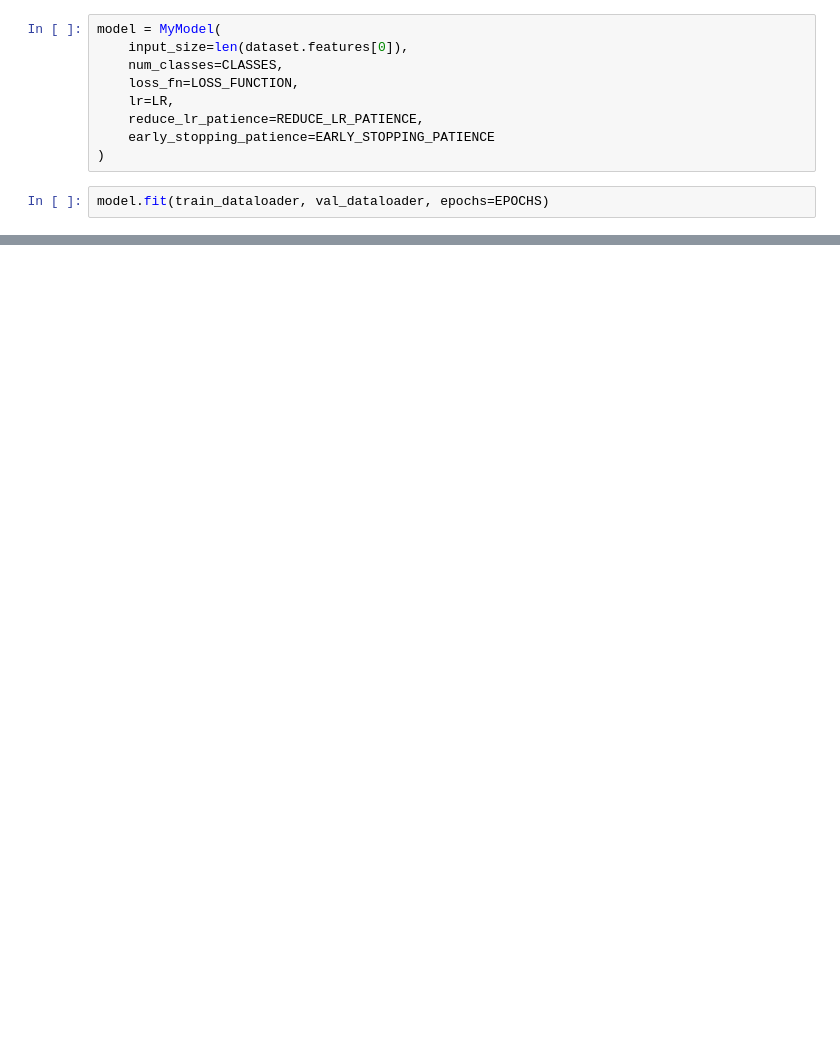
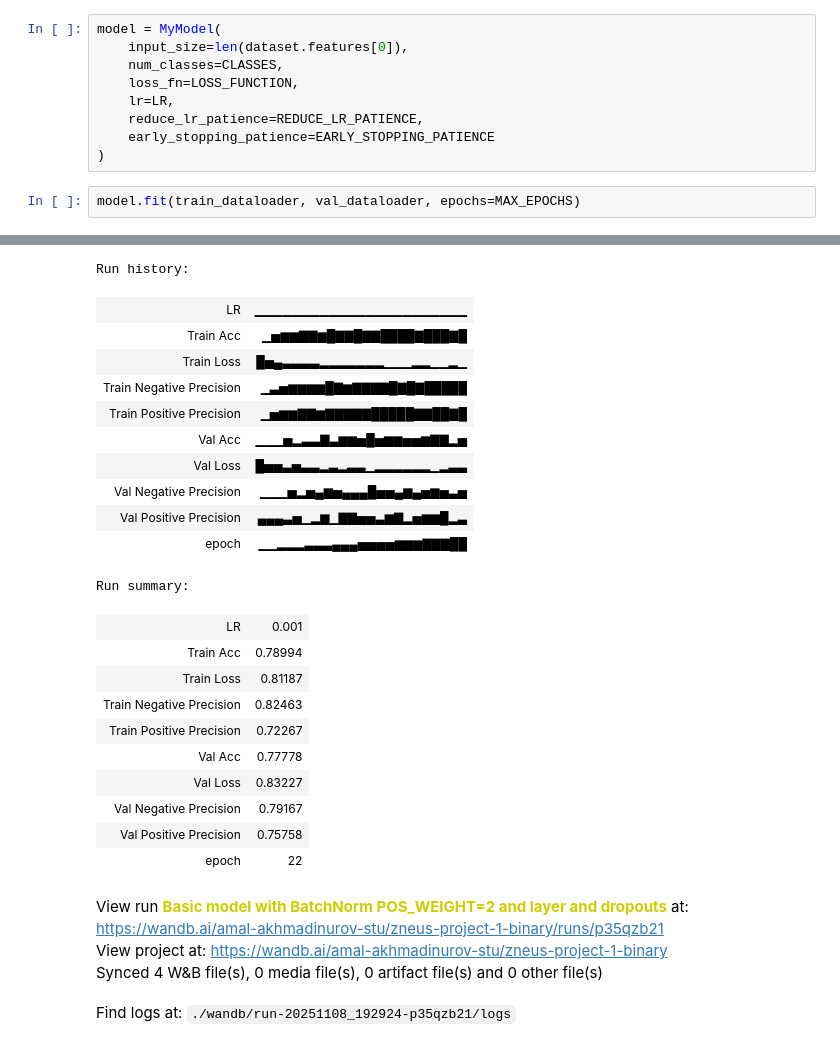
Before and after one commit to AmalAkh/zneus-project-1, a Jupyter notebook: model-binary.ipynb, the cells around one changed output, grey strips where cells are left out. Saved outputs shown, nothing was run; the diff lists cells and outputs as text; blank space fills up the shorter version.

```diff
--- a/model-binary.ipynb
+++ b/model-binary.ipynb
@@ -261,5 +284,5 @@ model = MyModel(
     early_stopping_patience=EARLY_STOPPING_PATIENCE
 )
 # %%
-model.fit(train_dataloader, val_dataloader, epochs=EPOCHS)
+model.fit(train_dataloader, val_dataloader, epochs=MAX_EPOCHS)
 # %% [output]
@@ -283,3 +307,29 @@ Early stopping
+Run history:
+| LR | ▁▁▁▁▁▁▁▁▁▁▁▁▁▁▁▁▁▁▁▁▁▁▁ |
+| Train Acc | ▁▅▆▆▇▇▆█▇▇█▇▇████▇███▇█ |
+| Train Loss | █▅▄▃▃▃▃▂▂▂▂▂▂▂▁▁▁▂▂▁▁▂▁ |
+| Train Negative Precision | ▁▃▅▆▆▆▆█▇▆▇▇▇▇█▇█▇█████ |
+| Train Positive Precision | ▁▅▆▆▇▇▆▇▇▇▇▇█████▇▇██▇█ |
+| Val Acc | ▁▁▁▅▂▃▃▇▃▆▆▅█▅▆▆▅▅▆▇▇▂▅ |
+| Val Loss | █▅▅▃▅▃▃▂▃▂▃▃▁▂▂▂▂▂▂▁▂▃▃ |
+| Val Negative Precision | ▁▁▁▅▂▅▄▆▅▄▄▄█▅▅▄▆▄▅▆▅▃▅ |
+| Val Positive Precision | ▄▄▄▃▅▁▂▆▁▇▇▅▅▃▆▇▂▅▆▆█▂▃ |
+| epoch | ▁▁▂▂▂▃▃▃▄▄▄▅▅▅▅▆▆▆▇▇▇██ |
+Run summary:
+| LR | 0.001 |
+| Train Acc | 0.78994 |
+| Train Loss | 0.81187 |
+| Train Negative Precision | 0.82463 |
+| Train Positive Precision | 0.72267 |
+| Val Acc | 0.77778 |
+| Val Loss | 0.83227 |
+| Val Negative Precision | 0.79167 |
+| Val Positive Precision | 0.75758 |
+| epoch | 22 |
+View run Basic model with BatchNorm POS_WEIGHT=2 and layer and dropouts at: https://wandb.ai/amal-akhmadinurov-stu/zneus-project-1-binary/runs/p35qzb21
+View project at: https://wandb.ai/amal-akhmadinurov-stu/zneus-project-1-binary
+Synced 4 W&B file(s), 0 media file(s), 0 artifact file(s) and 0 other file(s)
+Find logs at: ./wandb/run-20251108_192924-p35qzb21/logs
 # %%
 import numpy as np
 
```
Also changed, not shown: parts of 11 cells of this notebook, 4 other files.
